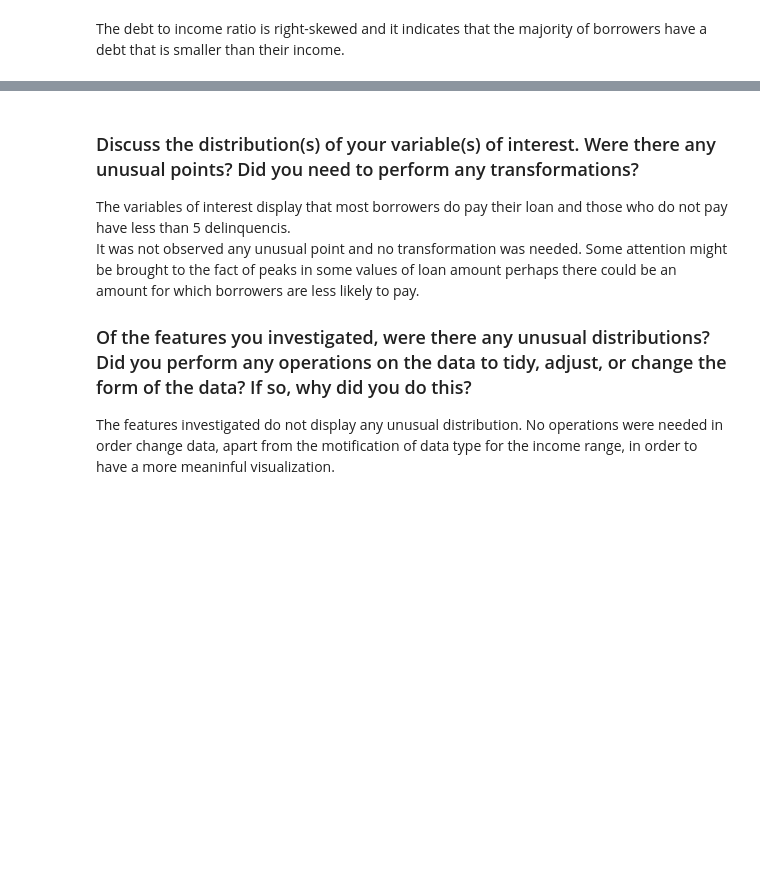
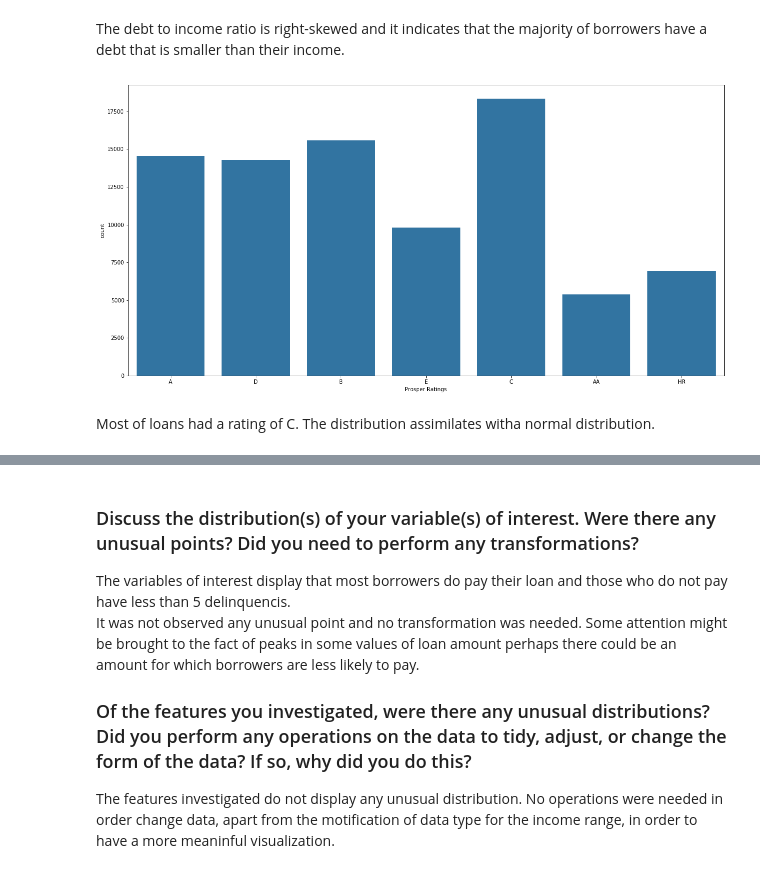
Before and after one commit to dsllt/-Udacity_DA_P5, a Jupyter notebook: Prosper_Loan_Data.ipynb, the cells around one changed output, grey strips where cells are left out. Cells and saved outputs as stored; diff of their text form; code cells hidden in the pictures; blank space fills up the shorter version.

```diff
--- a/Prosper_Loan_Data.ipynb
+++ b/Prosper_Loan_Data.ipynb
@@ -359,3 +435,14 @@ plt.show()
 [figure]
 # %% [markdown]
 The debt to income ratio is right-skewed and it indicates that the majority of borrowers have a debt that is smaller than their income.
+# %%
+# Distribution of ratings
+fig, ax = plt.subplots(figsize = [20,10])
+default_color = sb.color_palette()[0]
+sb.countplot(data = df_loan, x = 'ProsperRating', color = default_color)
+plt.xlabel('Prosper Ratings')
+plt.show()
+# %% [output]
+[figure, added]
+# %% [markdown]
+Most of loans had a rating of C. The distribution assimilates witha normal distribution.
```
Also changed, not shown: parts of 53 cells of this notebook.
